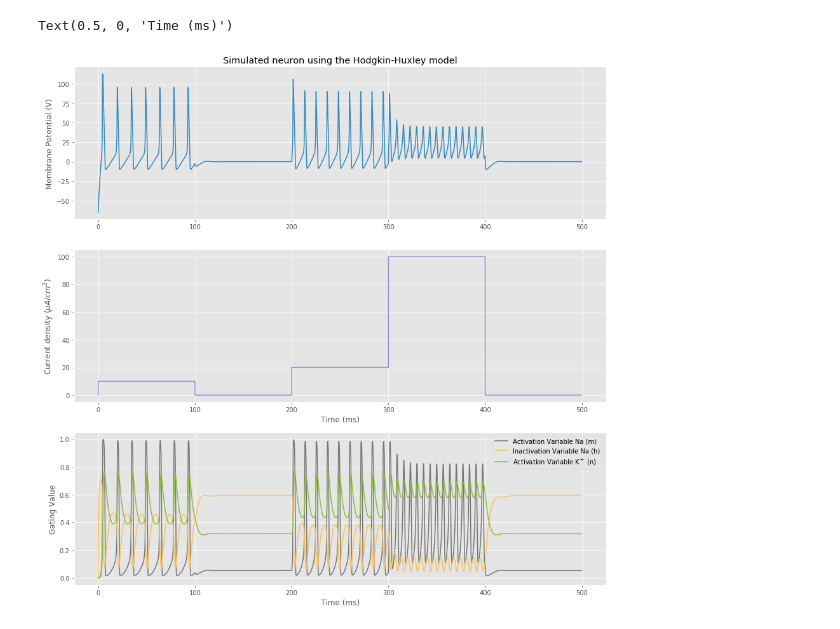
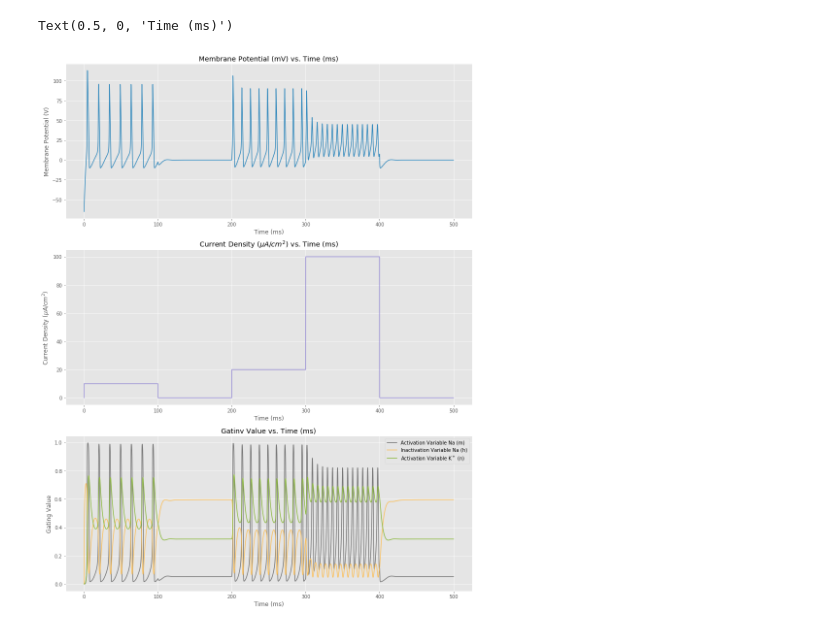
Before and after one commit to fireteam99/neuron-model, a Jupyter notebook: Hodgkin-Huxley.ipynb, the cells around one changed output. Cells and saved outputs as stored; diff of their text form; code cells hidden in the pictures.

```diff
--- a/Hodgkin-Huxley.ipynb
+++ b/Hodgkin-Huxley.ipynb
@@ -91,29 +91,32 @@ def compute_derivs(X, t):
 # %%
 # plotting Hodgkin-Huxley model simulation
 X = odeint(compute_derivs, [-65.0, 0.0, 0.0, 0.0], t)
 V = X[:, 0]
 m = X[:,1]
 h = X[:,2]
 n = X[:,3]
 
-plt.figure(figsize=(15, 15))
+plt.figure(figsize=(15, 20))
 plt.subplot(3, 1, 1)
-plt.title("Simulated neuron using the Hodgkin-Huxley model")
+plt.title("Membrane Potential (mV) vs. Time (ms)")
 plt.plot(t, V, "C1", label="Membrane Potential")
 plt.ylabel("Membrane Potential (V)")
+plt.xlabel("Time (ms)")
 
 plt.subplot(3, 1, 2)
+plt.title("Current Density ($µA/cm^2$) vs. Time (ms)")
 plt.plot(t, [inject_I(x) for x in t], "C2", label="Input Current")
-plt.ylabel("Current density ($µA/cm^2$)")
+plt.ylabel("Current Density ($µA/cm^2$)")
 plt.xlabel("Time (ms)")
 
 plt.subplot(3, 1, 3)
+plt.title("Gatinv Value vs. Time (ms)")
 plt.plot(t, m, "C3", label="Activation Variable Na (m)")
 plt.plot(t, h, "C4", label="Inactivation Variable Na (h)")
 plt.plot(t, n, "C5", label="Activation Variable K$^+$ (n)")
 plt.legend(loc="upper right")
 plt.ylabel("Gating Value")
 plt.xlabel("Time (ms)")
 # %% [output]
 Text(0.5, 0, 'Time (ms)')
-[figure, old version]
+[figure, new version]
```
Also changed, not shown: 1 other file.
